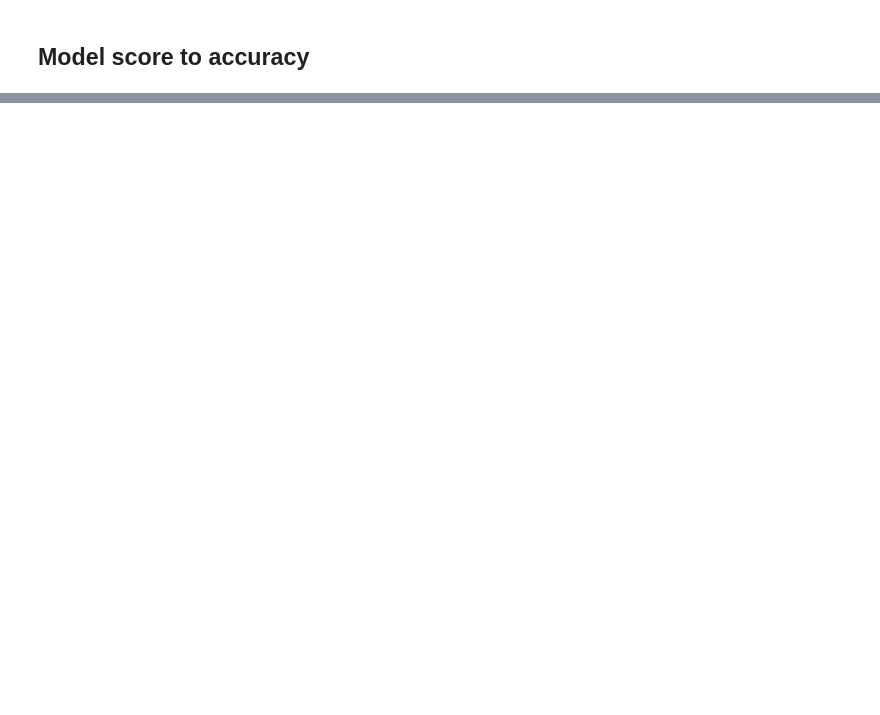
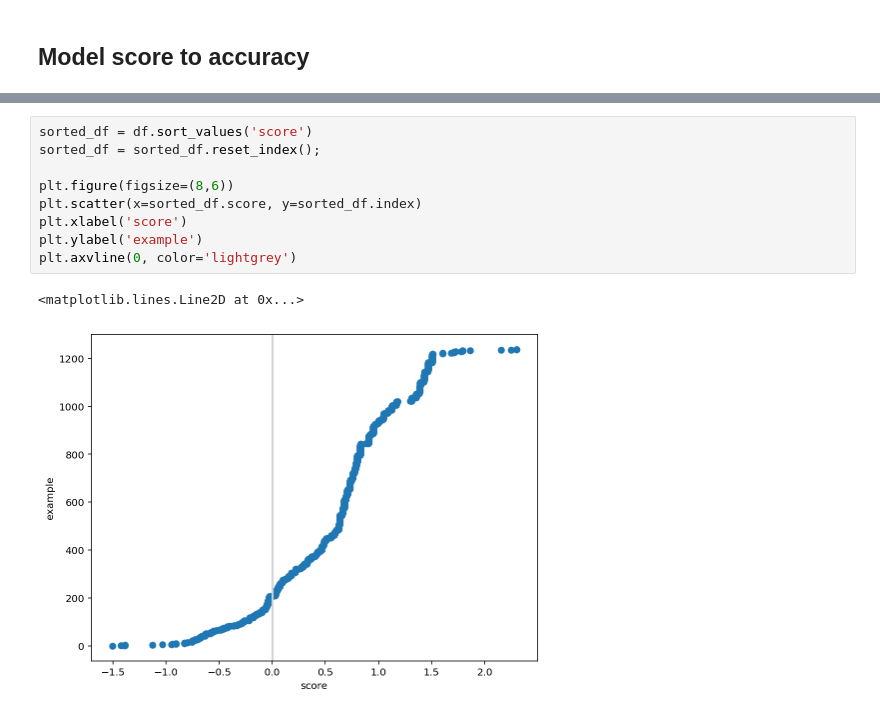
Before and after one commit to uwdata/draco, a Jupyter notebook: notebooks/Linear Model.ipynb, the cells around one changed output, grey strips where cells are left out. Cells and saved outputs as stored; diff of their text form; blank space fills up the shorter version.

```diff
--- a/notebooks/Linear Model.ipynb
+++ b/notebooks/Linear Model.ipynb
@@ -75,2 +82,14 @@ df = df.reset_index();
+# %%
+sorted_df = df.sort_values('score')
+sorted_df = sorted_df.reset_index();
+
+plt.figure(figsize=(8,6))
+plt.scatter(x=sorted_df.score, y=sorted_df.index)
+plt.xlabel('score')
+plt.ylabel('example')
+plt.axvline(0, color='lightgrey')
+# %% [output]
+<matplotlib.lines.Line2D at 0x...>
+[figure, added]
 # %%
 plt.figure(figsize=(8,6))
```
Also changed, not shown: parts of 16 cells of this notebook, 8 other files.
